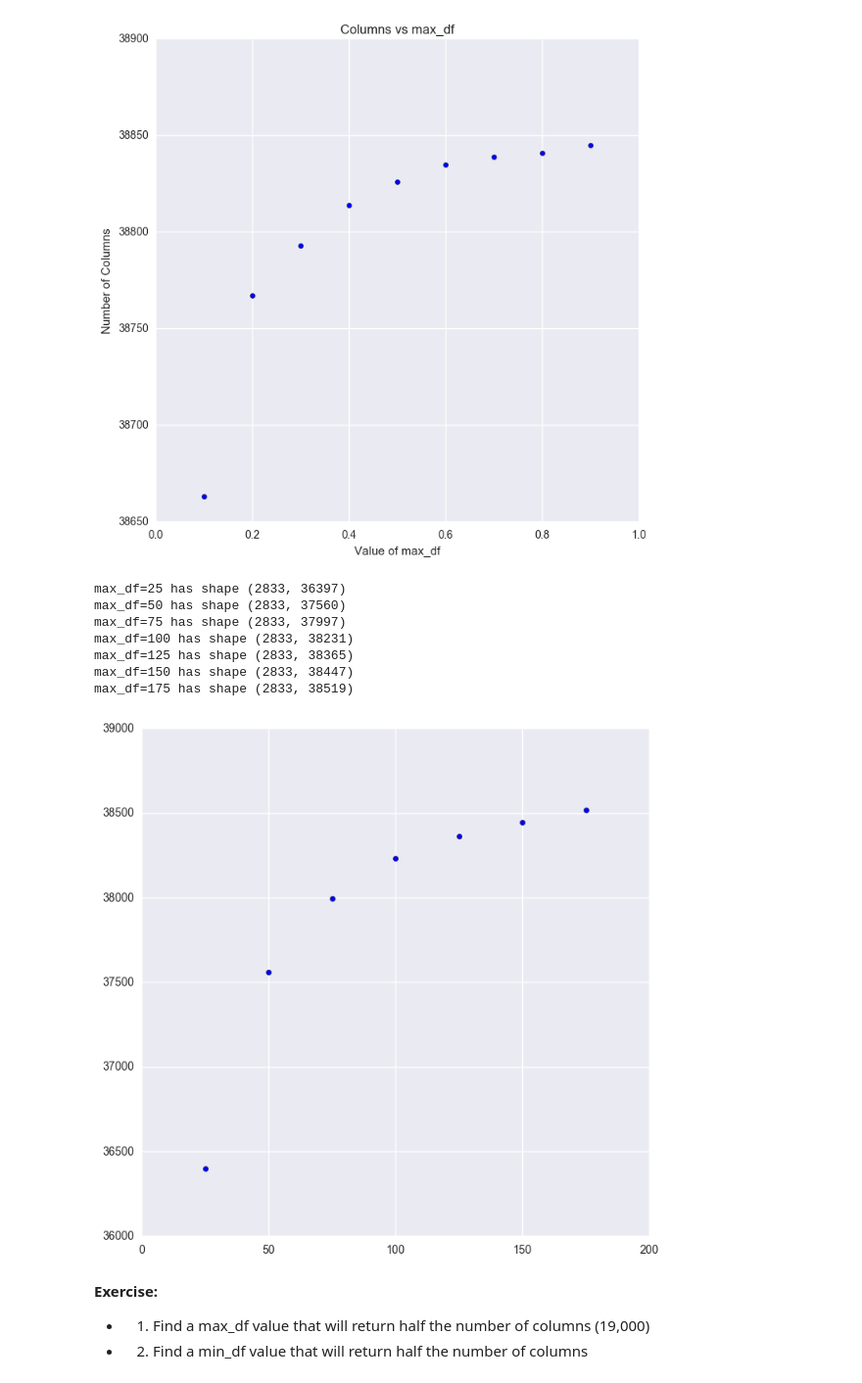
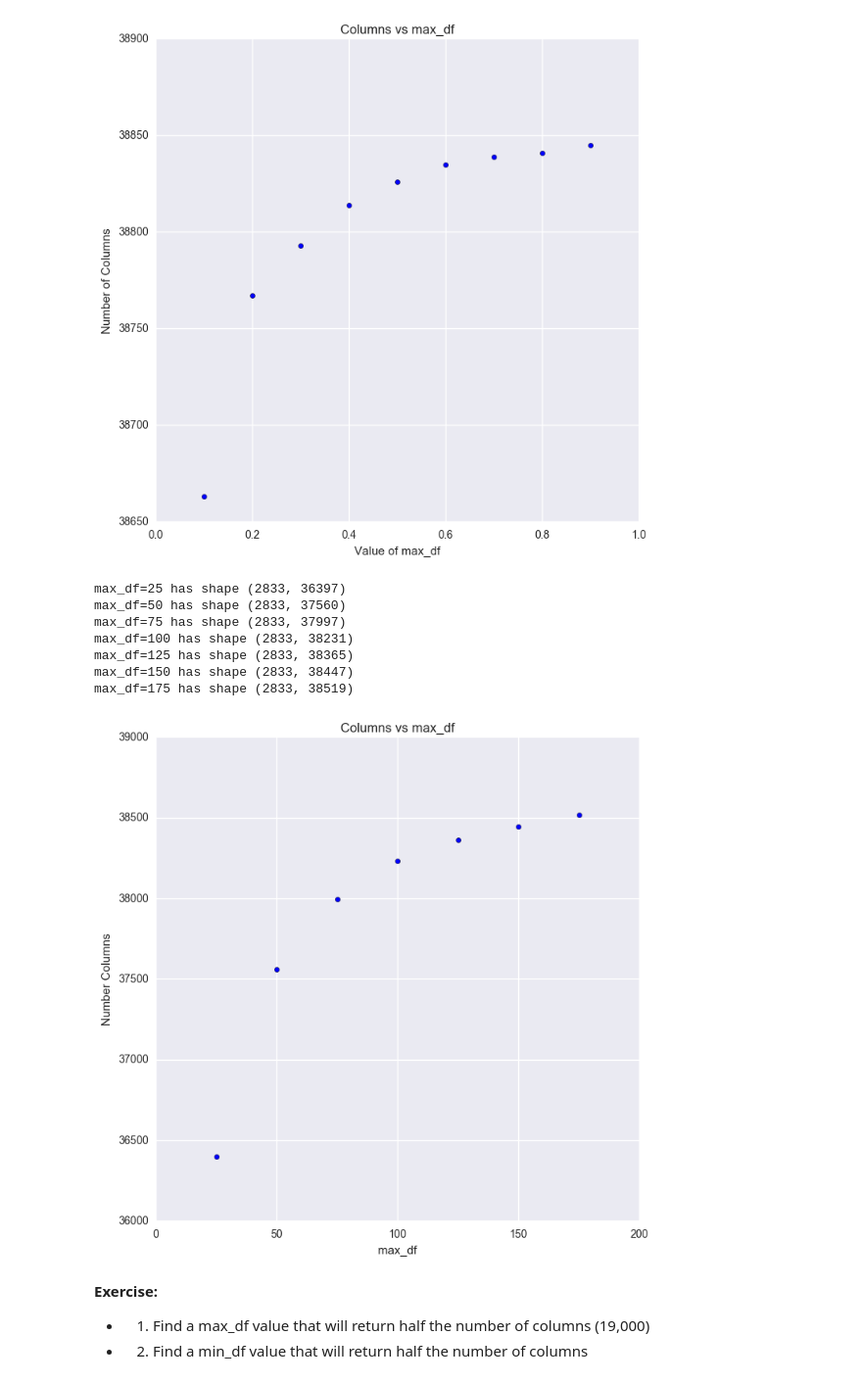
Before and after one commit to cwb35/Text_Mining_Sklearn, a Jupyter notebook: Text_Mining_Lecture.ipynb, the cells around one changed output. Shown at 98% size. Cells and saved outputs as stored; diff of their text form; code cells hidden in the pictures.

```diff
--- a/Text_Mining_Lecture.ipynb
+++ b/Text_Mining_Lecture.ipynb
@@ -462,21 +464,24 @@ max_df=0.900000 has shape (2833, 38845)
 [figure]
 # %%
 plt.figure(figsize=(8,8))
+plt.title('Columns vs max_df')
+plt.xlabel('max_df')
+plt.ylabel('Number Columns')
 for max_df in np.arange(25,200,25):
     cv = CountVectorizer(max_df=max_df)
     train_dtm = cv.fit_transform(df['Text'])
     num_cols = train_dtm.shape[1]
     print('max_df={} has shape {}'.format(max_df, train_dtm.shape))
     plt.scatter(max_df, num_cols)
 # %% [output]
 max_df=25 has shape (2833, 36397)
 max_df=50 has shape (2833, 37560)
 max_df=75 has shape (2833, 37997)
 max_df=100 has shape (2833, 38231)
 max_df=125 has shape (2833, 38365)
 max_df=150 has shape (2833, 38447)
 max_df=175 has shape (2833, 38519)
-[figure, old version]
+[figure, new version]
 # %% [markdown]
 __Exercise:__
 
```
Also changed, not shown: parts of 68 cells of this notebook.
